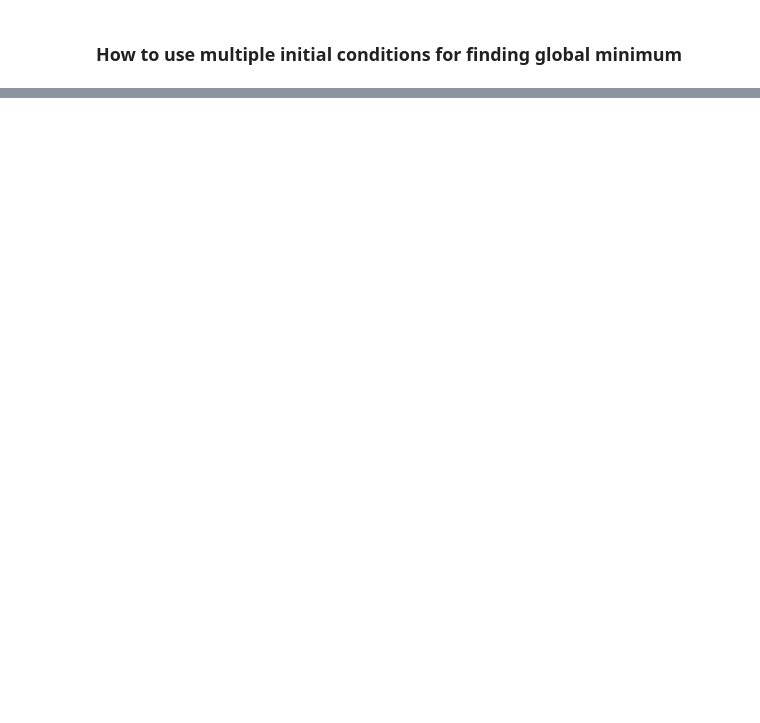
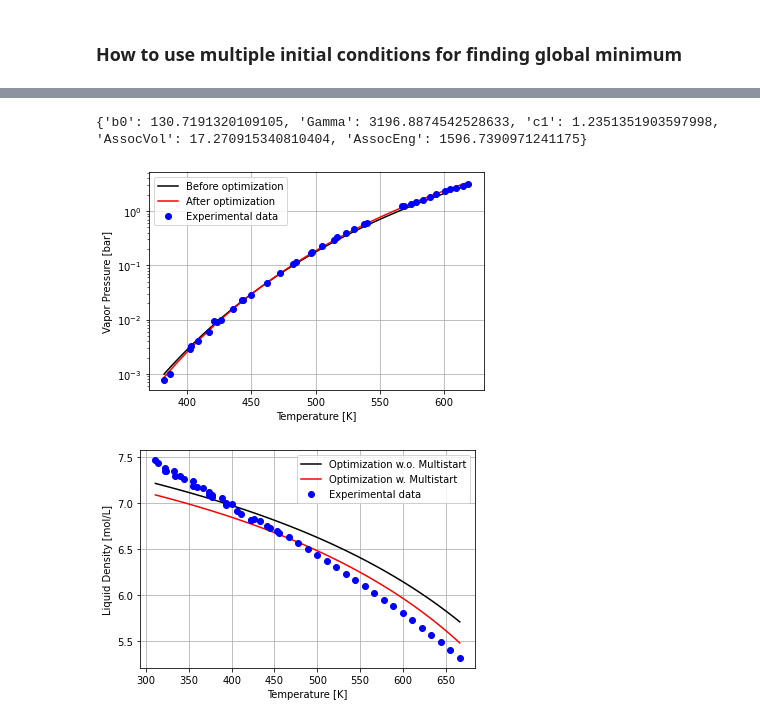
Before and after one commit to olisimdan/PyTherm, a Jupyter notebook: 6. Advanced Parameter Estimation.ipynb, the cells around one changed output, grey strips where cells are left out. Drawn from its saved outputs; the diff is of its cells as text; code cells hidden in the pictures; blank space fills up the shorter version.

```diff
--- a/6. Advanced Parameter Estimation.ipynb
+++ b/6. Advanced Parameter Estimation.ipynb
@@ -120,5 +150,13 @@ print(opti_params)
 # %% [markdown]
 ### How to use multiple initial conditions for finding global minimum
+# %%
+#First, the thermodynamic calculations must be set up as per usua
+Thermo = pytherm.Model()
+
+Thermo.NoPureComp(1)
+Thermo.CritProps(1,crit_props["Tc"], crit_props["Pc"], crit_props["Om"])
+Thermo.CPAParams(1,original_params["b0"],original_params["Gamma"],original_params["c1"])
+Thermo.AssocParams(1,AssocSch,original_params["AssocVol"],original_params["AssocEng"])
 # %%
 #From here we create a Optimizer object
 optimizer = pytherm.Optimizer()
@@ -140,10 +178,10 @@ bounds = {
     "AssocVol" : [10,30],
     "AssocEng" : [1000, 2000]
 }
-iterations = 20
+iterations = 40
 optimizer.Setup_Multistart(bounds, iterations)
 
-opti_params = optimizer.Calculation(MultiStart = True)
+opti_params_multistart = optimizer.Calculation(MultiStart = True)
 # %% [output]
 Iteration 1
 Iteration 2
@@ -185,5 +203,7 @@ TypeError: object of type 'NoneType' has no len()
 # %%
-print(opti_params)
+print(opti_params_multistart)
+# %% [output]
+{'b0': 130.7191320109105, 'Gamma': 3196.8874542528633, 'c1': 1.2351351903597998, 'AssocVol': 17.270915340810404, 'AssocEng': 1596.7390971241175}
 # %%
 n = 100
 
@@ -199,41 +219,60 @@ expRho = exp_rho[:,1]
 
 T_model_psat = np.linspace(min(expT_psat),max(expT_psat),n)
 T_model_rho = np.linspace(min(expT_rho),max(expT_rho),n)
-P_model_imp = np.zeros(n) #Memory allocation - Good practice, more efficient
-rho_model_imp = np.zeros(n) #Memory allocation - Good practice, more efficient
+
+P_model = np.zeros(n) #Memory allocation - Good practice, more efficient
+rho_model = np.zeros(n) #Memory allocation - Good practice, more efficient
+P_model_multi = np.zeros(n) #Memory allocation - Good practice, more efficient
+rho_model_multi = np.zeros(n) #Memory allocation - Good practice, more efficient
 
 
 Thermo_improved = pytherm.Model()
 Thermo_improved.NoPureComp(1)
 Thermo_improved.CritProps(1,crit_props["Tc"], crit_props["Pc"], crit_props["Om"])
 Thermo_improved.CPAParams(1,opti_params["b0"],opti_params["Gamma"],opti_params["c1"])
 Thermo_improved.AssocParams(1,AssocSch,opti_params["AssocVol"],opti_params["AssocEng"])
 
 Thermo_improved.Setup_Thermo()
 
 for i in range(0,n):
-    P_model_imp[i], b, c = Thermo_improved.PBubble(T_model_psat[i],[1.0])
-    rho_model_imp[i] = Thermo.LiqRho(T_model_rho[i],[1.0])
+    P_model[i], b, c = Thermo_improved.PBubble(T_model_psat[i],[1.0])
+    rho_model[i] = Thermo.LiqRho(T_model_rho[i],[1.0])
+
+
+Thermo_improved = pytherm.Model()
+Thermo_improved.NoPureComp(1)
+Thermo_improved.CritProps(1,crit_props["Tc"], crit_props["Pc"], crit_props["Om"])
+Thermo_improved.CPAParams(1,opti_params_multistart["b0"],opti_params_multistart["Gamma"],opti_params_multistart["c1"])
+Thermo_improved.AssocParams(1,AssocSch,opti_params_multistart["AssocVol"],opti_params_multistart["AssocEng"])
+
+Thermo_improved.Setup_Thermo()
+
+for i in range(0,n):
+    P_model_multi[i], b, c = Thermo_improved.PBubble(T_model_psat[i],[1.0])
+    rho_model_multi[i] = Thermo.LiqRho(T_model_rho[i],[1.0])
 
 Thermo_improved.Finishup_Thermo()
 #-----------------------------------------------------------------------------------
 
-#plt.plot(T_model_psat,P_model,color="black")
-plt.plot(T_model_psat,P_model_imp,color="red")
+plt.plot(T_model_psat,P_model,color="black")
+plt.plot(T_model_psat,P_model_multi,color="red")
 plt.plot(expT_psat,expP,'o',color="blue",markersize=  6)
 plt.xlabel("Temperature [K]")
 plt.ylabel("Vapor Pressure [bar]")
 plt.yscale('log')
 
 plt.legend(["Before optimization","After optimization","Experimental data"])
 plt.grid()
 plt.show()
 
-#plt.plot(T_model_rho,rho_model,color="black")
-plt.plot(T_model_rho,rho_model_imp,color="red")
+plt.plot(T_model_rho,rho_model,color="black")
+plt.plot(T_model_rho,rho_model_multi,color="red")
 plt.plot(expT_rho,expRho,'o',color="blue",markersize=  6)
 plt.xlabel("Temperature [K]")
 plt.ylabel("Liquid Density [mol/L]")
-plt.legend(["Before optimization","After optimization","Experimental data"])
+plt.legend(["Optimization w.o. Multistart","Optimization w. Multistart","Experimental data"])
 plt.grid()
 plt.show()
+# %% [output]
+[figure, added]
+[figure, added]
```
Also changed, not shown: parts of 10 cells of this notebook, 11 other files.
